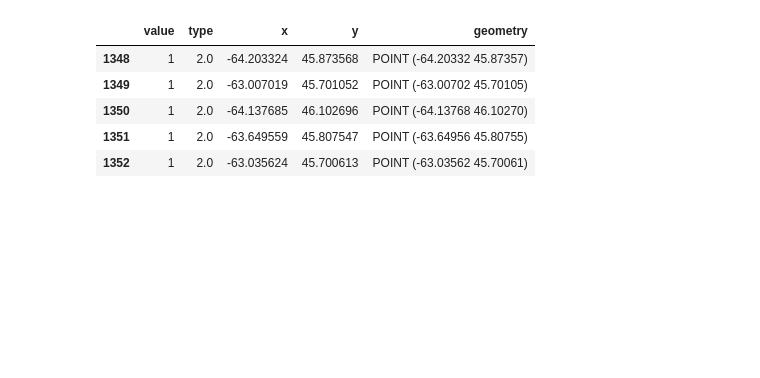
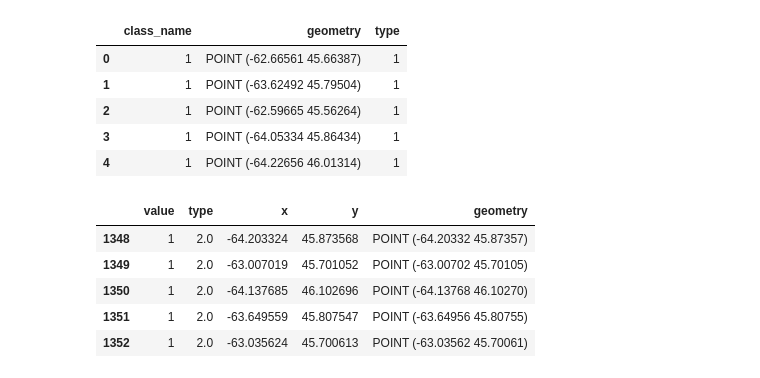
Before and after one commit to Wetlands-NWRC/cnwi, a Jupyter notebook: docs/examples/classify_cnwi_sciops.ipynb, the cells around one changed output. Drawn from its saved outputs; the diff is of its cells as text; code cells hidden in the pictures; blank space fills up the shorter version.

```diff
--- a/docs/examples/classify_cnwi_sciops.ipynb
+++ b/docs/examples/classify_cnwi_sciops.ipynb
@@ -105,3 +61,40 @@ gdf_all.to_file(DATA_DIR / 'processed' / 'all_train_val.shp')
+# %%
+# set the Data for the images
+DATA_DIR = Path("/home/rhamilton/code/cnwi/test_data/aoi_NS/data")
+# get the training data
+training_data = gpd.read_file(DATA_DIR / "122" /"trainingPoints.shp")
+# get the test data
+test_data = gpd.read_file(DATA_DIR / "122" / "validationPoints.shp")
+# %%
+import pandas as pd
+# insert type into the data frame
+# training = 1
+# test = 2
+training_data["type"] = 1
+test_data["type"] = 2
+
+# combine the data
+combine = pd.concat([training_data, test_data], ignore_index=True)
+
+# set the crs to 4326
+combine.to_crs(epsg=4326, inplace=True)
+
+# create lookup table
+labels = combine['class_name'].unique().tolist()
+values = list(range(1, len(labels)+1))
+lookup = dict(zip(labels, values))
+
+# add the lookup table to the data frame
+combine['class_name'] = combine['class_name'].map(lookup)
+
+combine.head()
+# %% [output]
+|  | class_name | geometry | type |
+| 0 | 1 | POINT (-62.66561 45.66387) | 1 |
+| 1 | 1 | POINT (-63.62492 45.79504) | 1 |
+| 2 | 1 | POINT (-62.59665 45.56264) | 1 |
+| 3 | 1 | POINT (-64.05334 45.86434) | 1 |
+| 4 | 1 | POINT (-64.22656 46.01314) | 1 |
 # %%
 # need to process the files further
 from typing import Generator, Tuple
```
Also changed, not shown: parts of 5 cells of this notebook, 3 other files.
